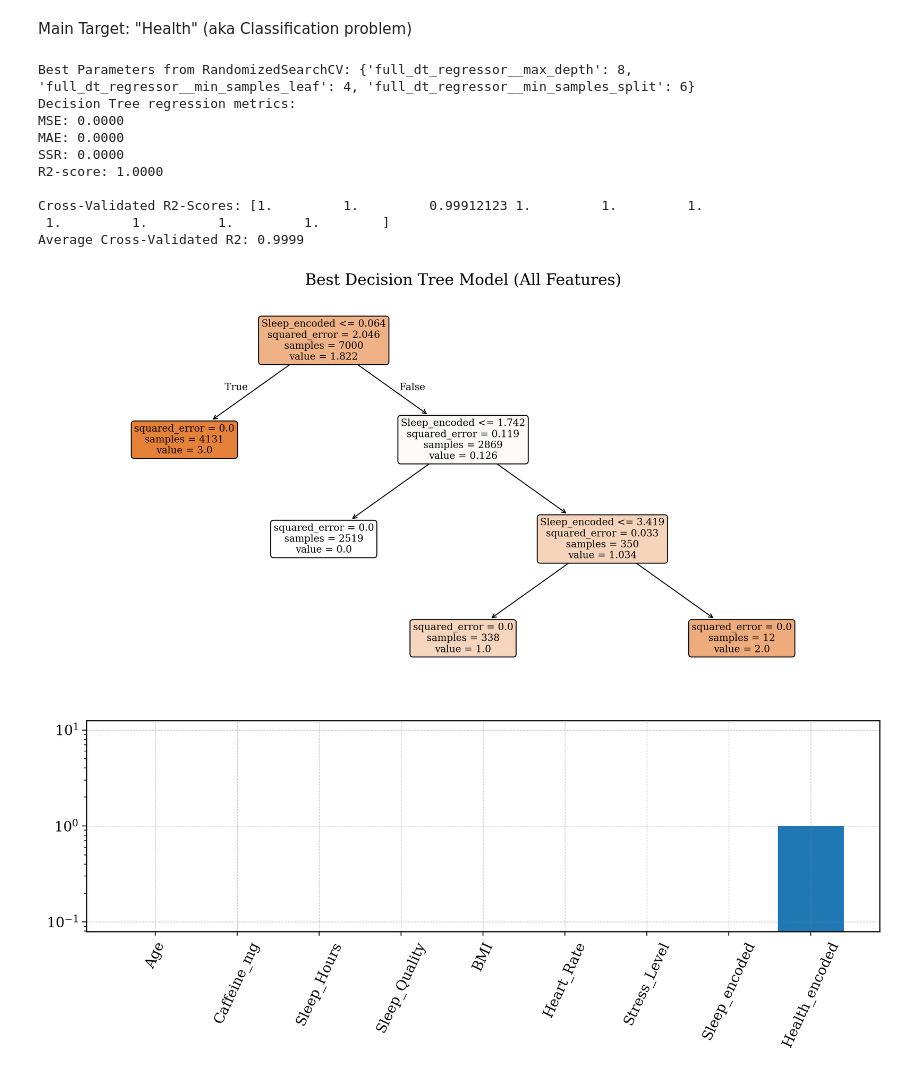
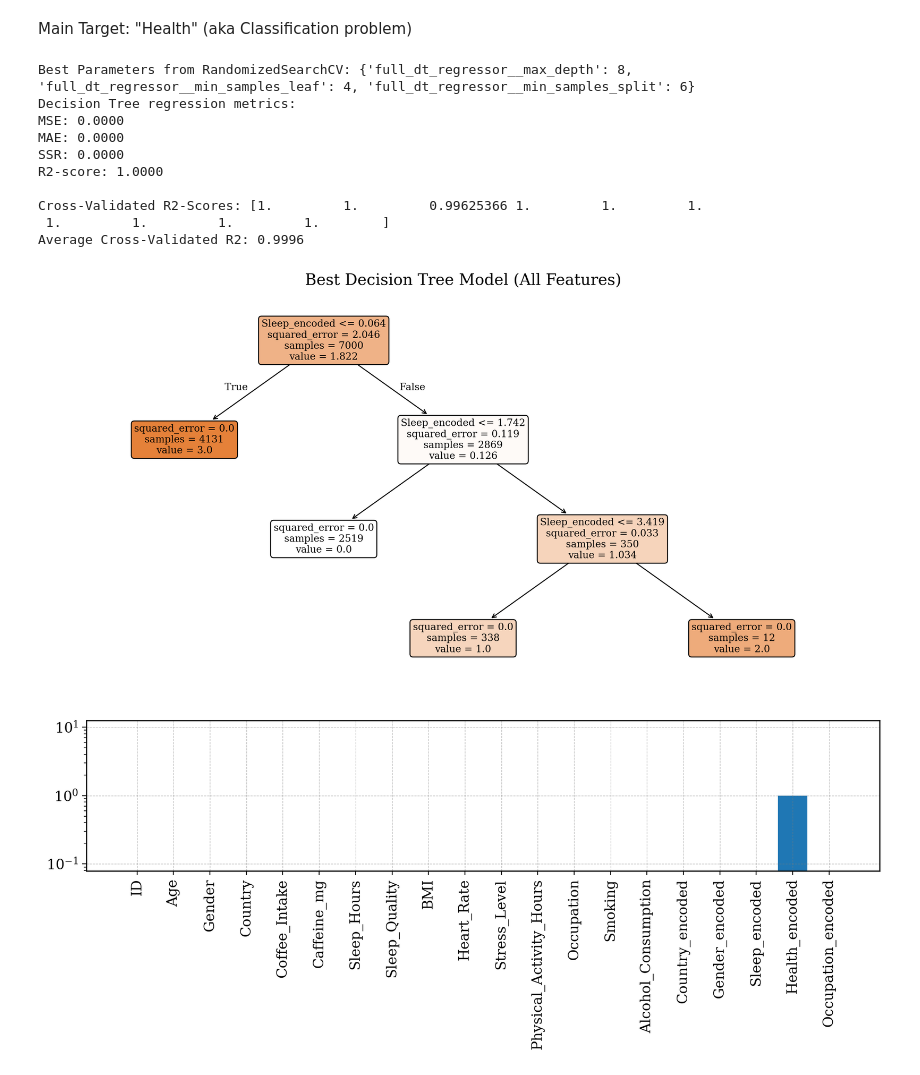
Before and after one commit to RicemanBoy/ML-supervised-project, a Jupyter notebook: dustins_notebook.ipynb, the cells around one changed output. Drawn from its saved outputs; the diff is of its cells as text; code cells hidden in the pictures.

```diff
--- a/dustins_notebook.ipynb
+++ b/dustins_notebook.ipynb
@@ -34,7 +34,7 @@ data.head()
 | 3 | 4 | 53 | Male | Germany | 2.6 | 249.2 | 7.3 | Good | 24.7 | ... |
 | 4 | 5 | 32 | Female | Spain | 3.1 | 298.0 | 5.3 | Fair | 24.1 | ... |
 # %%
-data = data[["Age","Caffeine_mg","Sleep_Hours","Sleep_Quality","BMI","Heart_Rate","Stress_Level","Health_Issues"]]
+#data = data[["Age","Caffeine_mg","Sleep_Hours","Sleep_Quality","BMI","Heart_Rate","Stress_Level","Health_Issues"]]
 
 data.head()
 # %% [output]
@@ -128,11 +130,11 @@ train_df, val_df = train_test_split(data, test_size=0.3, random_state=42)
 
 # Apply label encoding to categorical column
 label_encoder = LabelEncoder()
-# train_df["Gender"] = label_encoder.fit_transform(train_df["Gender"])
-# val_df["Gender"]   = label_encoder.transform(val_df["Gender"])
+train_df["Gender"] = label_encoder.fit_transform(train_df["Gender"])
+val_df["Gender"]   = label_encoder.transform(val_df["Gender"])
 
-# train_df["Country"] = label_encoder.fit_transform(train_df["Country"])
-# val_df["Country"]   = label_encoder.transform(val_df["Country"])
+train_df["Country"] = label_encoder.fit_transform(train_df["Country"])
+val_df["Country"]   = label_encoder.transform(val_df["Country"])
 
 train_df["Sleep_Quality"] = label_encoder.fit_transform(train_df["Sleep_Quality"])
 val_df["Sleep_Quality"]   = label_encoder.transform(val_df["Sleep_Quality"])
@@ -143,8 +145,8 @@ val_df["Stress_Level"]   = label_encoder.transform(val_df["Stress_Level"])
 train_df["Health_Issues"] = label_encoder.fit_transform(train_df["Health_Issues"])
 val_df["Health_Issues"]   = label_encoder.transform(val_df["Health_Issues"])
 
-# train_df["Occupation"] = label_encoder.fit_transform(train_df["Occupation"])
-# val_df["Occupation"]   = label_encoder.transform(val_df["Occupation"])
+train_df["Occupation"] = label_encoder.fit_transform(train_df["Occupation"])
+val_df["Occupation"]   = label_encoder.transform(val_df["Occupation"])
 
 # Use the entire features for X_train and X_val
 
@@ -224,23 +226,23 @@ MAE: 0.0000
 SSR: 0.0000
 R2-score: 1.0000
 
-Cross-Validated R2-Scores: [1.         1.         0.99912123 1.         1.         1.
+Cross-Validated R2-Scores: [1.         1.         0.99625366 1.         1.         1.
  1.         1.         1.         1.        ]
-Average Cross-Validated R2: 0.9999
+Average Cross-Validated R2: 0.9996
 [figure]
 # %%
 useless = ["Health_Issues"]
 X_feat= train_df.drop(columns=useless).values  # Exclude "Gain" from training features
 y_feat = train_df["Health_Issues"].values  # Target variable
 
 new_pipeline.fit(X_feat, y_feat)
 
 hmm = new_pipeline.named_steps['full_dt_regressor'].feature_importances_
 
 fig, ax = plt.subplots(figsize = (10,4))
 
 ax.bar(train_df.drop(columns=useless).columns,hmm,log=True)
-ax.set_xticklabels(train_df.drop(columns=useless).columns, rotation=65)
+ax.set_xticklabels(train_df.drop(columns=useless).columns, rotation=90)
 plt.show()
 # %% [output]
-[figure, old version]
+[figure, new version]
```
Also changed, not shown: parts of 5 cells of this notebook.
